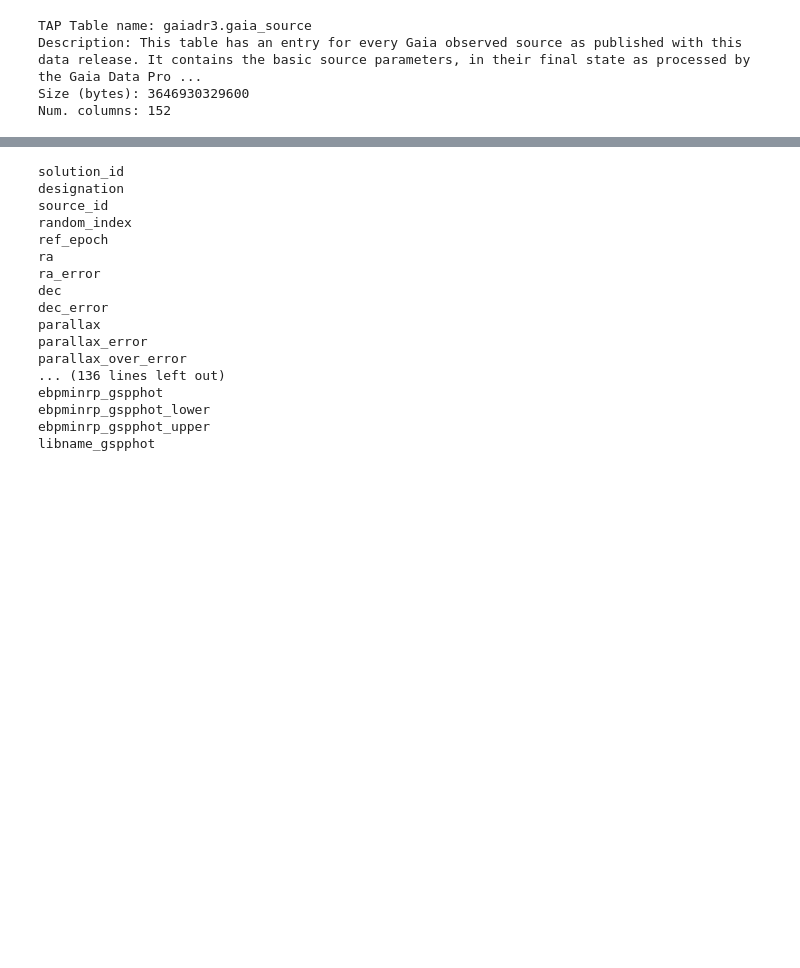
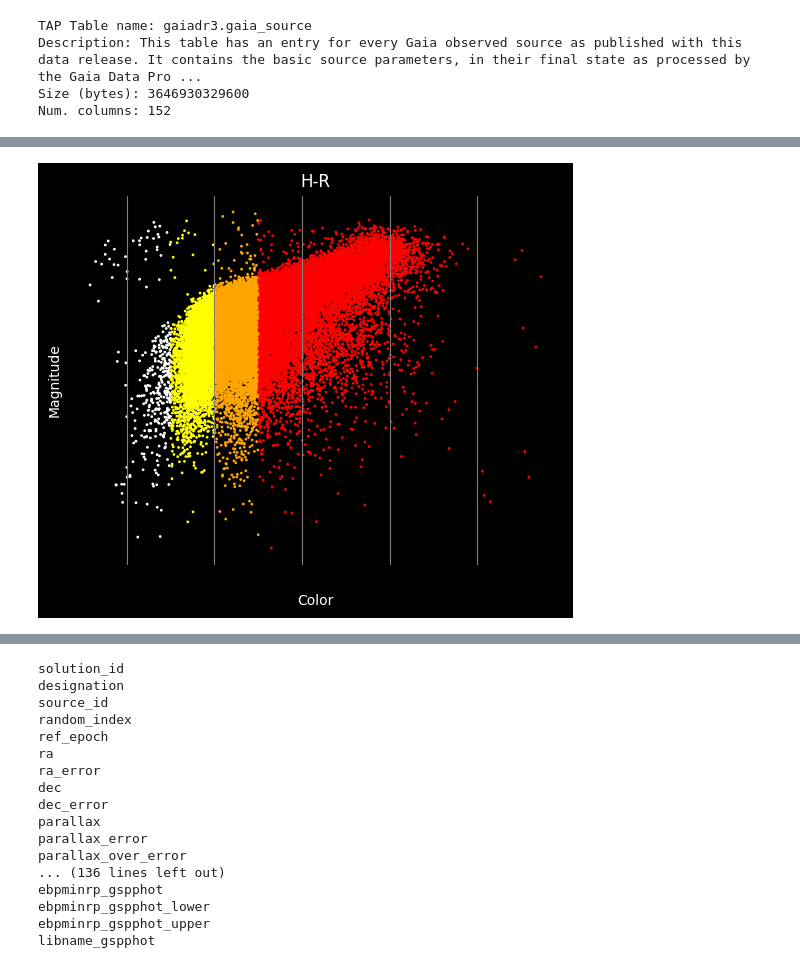
Before and after one commit to arturbernardo/data_stars, a Jupyter notebook: Gaia2Exploration.ipynb, the cells around one changed output, grey strips where cells are left out. Drawn from its saved outputs; the diff is of its cells as text; code cells hidden in the pictures; blank space fills up the shorter version.

```diff
--- a/Gaia2Exploration.ipynb
+++ b/Gaia2Exploration.ipynb
@@ -54,0 +78,43 @@ Num. columns: 152
+# %%
+job = Gaia.launch_job("select TOP 50000 "
+                      "parallax, bp_rp, phot_g_mean_mag "
+                      "from gaiadr3.gaia_source"
+                      " WHERE parallax > 0 "
+                      " AND bp_rp IS NOT NULL "
+                      " AND parallax_over_error > 10 "
+                      " AND phot_g_mean_mag IS NOT NULL "
+                      " ORDER BY random_index ")
+
+
+r = job.get_results()
+# print(r['parallax'])
+df = r.to_pandas()
+# %%
+def cor_estrela(bp_rp):
+    if bp_rp < 0.5:
+        return 'white'   # Estrela tipo A ou F
+    elif bp_rp < 1.0:
+        return 'yellow'  # Estrela tipo G
+    elif bp_rp < 1.5:
+        return 'orange'  # Estrela tipo K
+    else:
+        return 'red'     # Estrela tipo M
+
+# Aplica a função a cada valor
+cores = [cor_estrela(val) for val in df['bp_rp']]
+# %%
+fig, ax = plt.subplots()
+ax.scatter(r['bp_rp'], r['phot_g_mean_mag'], s=1, c=cores, vmin=0, vmax=4)
+
+# ax.set(xlim=(0, 8), xticks=np.arange(1, 8),
+#        ylim=(0, 8), yticks=np.arange(1, 8))
+fig.patch.set_facecolor('black')         # Fundo da figura
+ax.set_facecolor('black')                # Fundo dos eixos
+ax.set_yticks([])
+ax.set_xlabel('Color', color='white')
+ax.set_ylabel('Magnitude', color='white')
+ax.set_title('H-R', color='white')
+ax.grid(True, axis='x', color='gray')
+plt.show()
+# %% [output]
+[figure, added]
```
Also changed, not shown: parts of 10 cells of this notebook.
